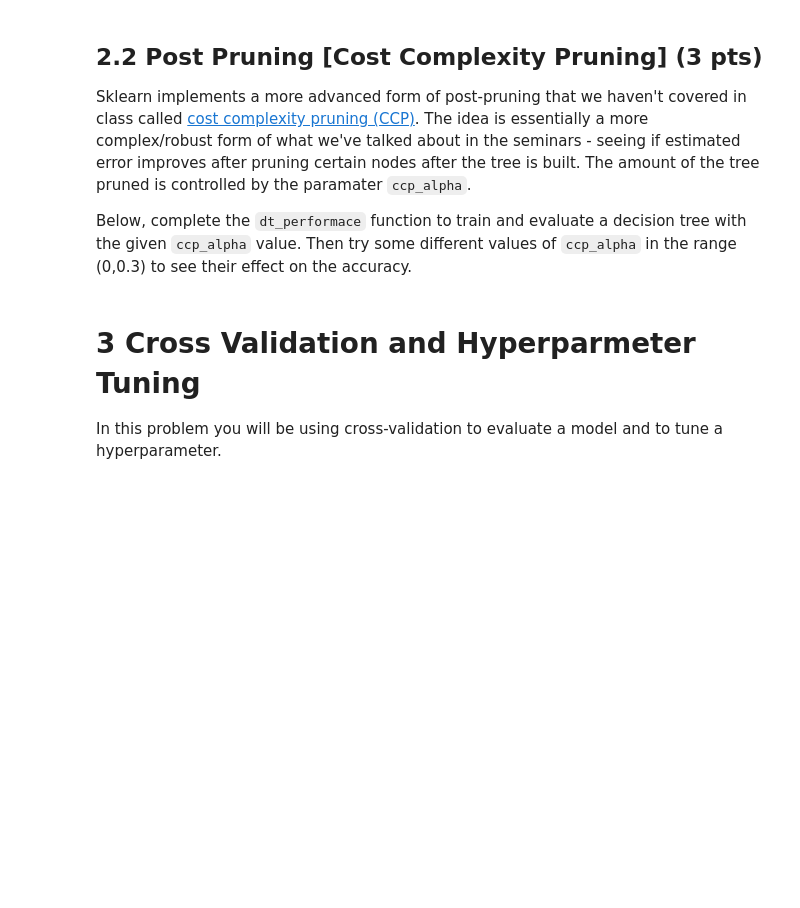
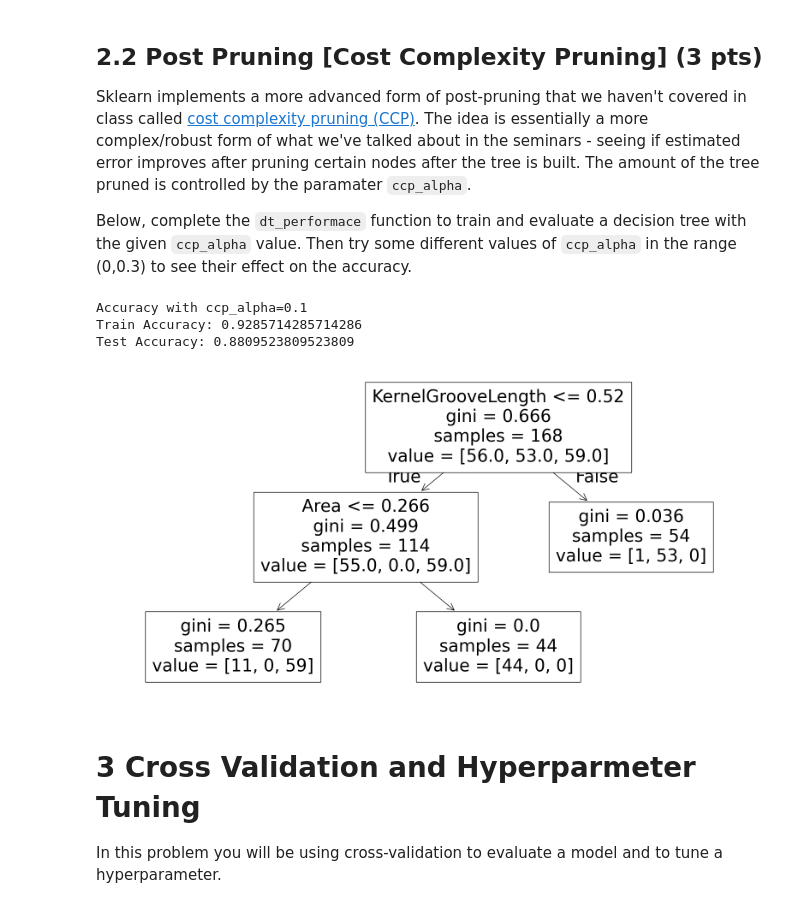
Before and after one commit to LeslieLiu11/CSC522-HW2, a Jupyter notebook: hw2_2/hw2-p1.ipynb, the cells around one changed output. Saved outputs shown, nothing was run; the diff lists cells and outputs as text; code cells hidden in the pictures; blank space fills up the shorter version.

```diff
--- a/hw2_2/hw2-p1.ipynb
+++ b/hw2_2/hw2-p1.ipynb
@@ -73,7 +85,11 @@ from sklearn.model_selection import train_test_split
 X_train = X_test = Y_train = Y_test = None
 
 ### BEGIN SOLUTION
+X = seeds_df.iloc[:, :-1]  # all columns except the last one
+y = seeds_df.iloc[:, -1]   # the last column, which is the 'Class' label
 
+# Split the data into training and testing sets
+X_train, X_test, Y_train, Y_test = train_test_split(X, y, test_size=test_data_fraction, random_state=random_seed)
 ### END SOLUTION
 # %%
 assert(np.shape(X_train) == (168, 7))
@@ -149,23 +184,35 @@ Below, complete the `dt_performace` function to train and evaluate a decision tr
 # %%
 def dt_performance(ccp_alpha, X_train, Y_train, X_test, Y_test, random_seed):
     gini_tree = train_acc_value = test_acc_value = None
     # Build a decision tree using ccp_alpha
     ### BEGIN SOLUTION
+    gini_tree = DecisionTreeClassifier(criterion="gini", random_state=random_seed, ccp_alpha=ccp_alpha)
 
+    # Train the decision tree
+    gini_tree.fit(X_train, Y_train)
+
+    # Calculate the training and testing accuracy
+    train_acc_value = accuracy_score(Y_train, gini_tree.predict(X_train))
+    test_acc_value = accuracy_score(Y_test, gini_tree.predict(X_test))
     ### END SOLUTION
     return gini_tree, train_acc_value, test_acc_value
 
 
 ccp_alpha = 0.1
 gini_tree, trainin_acc_value, test_acc_value = dt_performance(ccp_alpha, X_train, Y_train, X_test, Y_test, random_seed)
 
 # Now test with multiple ccp_alpha values and see how training and testing accuracy change.
 print(f"Accuracy with ccp_alpha={ccp_alpha}")
 print(f'Train Accuracy: {accuracy_score(Y_train, gini_tree.predict(X_train))}')
 print(f'Test Accuracy: {accuracy_score(Y_test, gini_tree.predict(X_test))}')
 
 plt.figure(figsize=(20,10))
 _ = plot_tree(gini_tree, feature_names=seeds_features.columns)
+# %% [output]
+Accuracy with ccp_alpha=0.1
+Train Accuracy: 0.9285714285714286
+Test Accuracy: 0.8809523809523809
+[figure, added]
 # %%
 np.testing.assert_almost_equal(gini_tree.predict(seeds_df.iloc[:3,0:-1]), [1., 1., 1.])
 # %%
```
Also changed, not shown: parts of 17 cells of this notebook.
